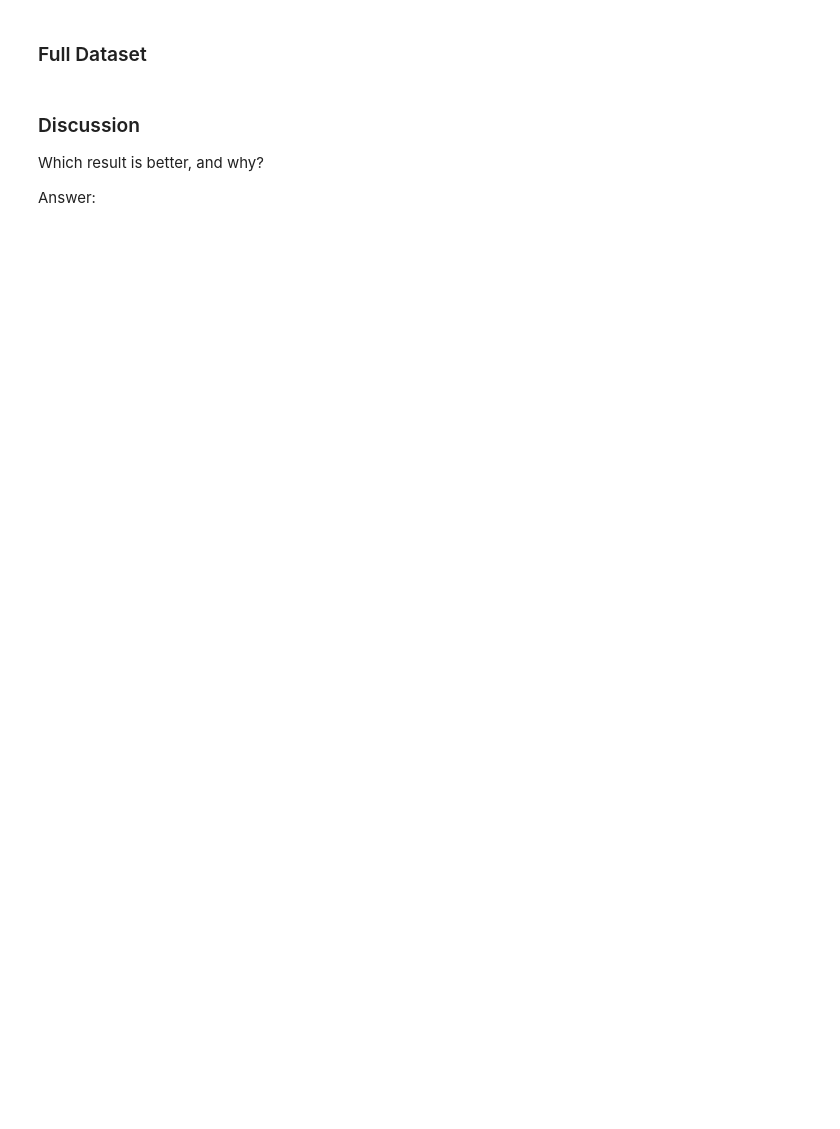
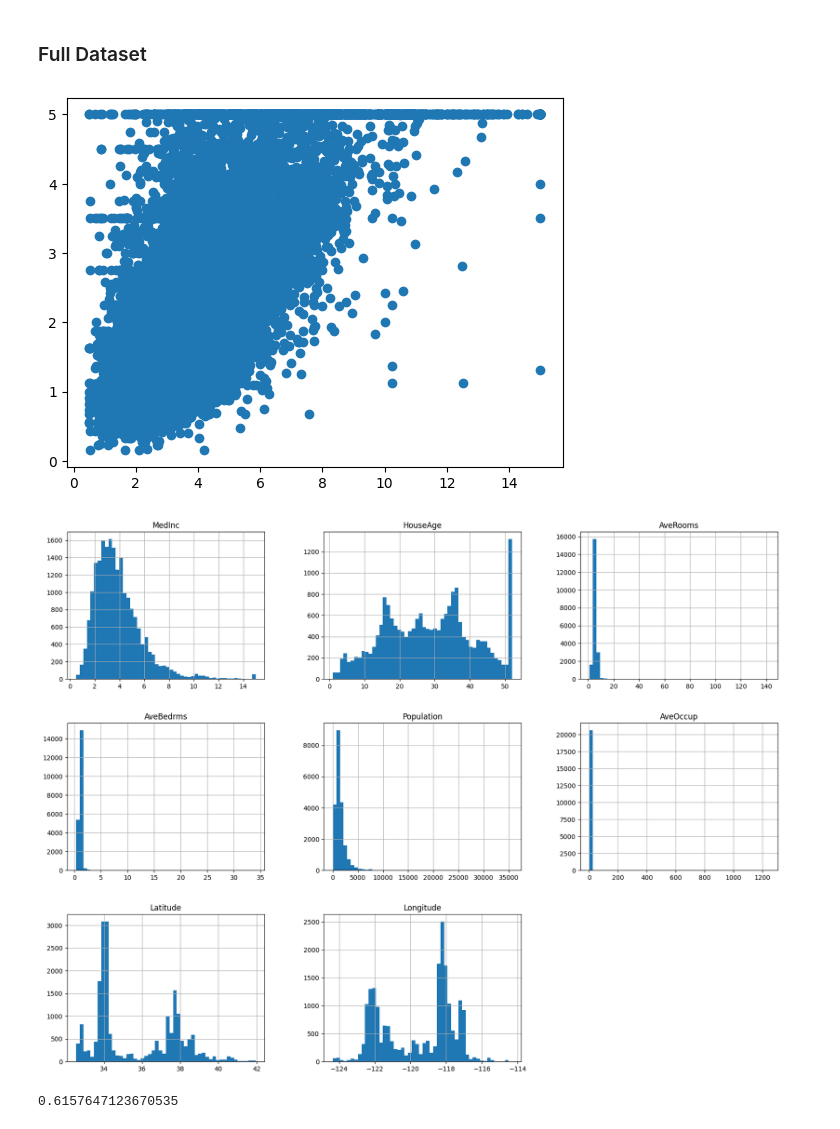
Before and after one commit to gordmo/DataScience-303, a Jupyter notebook: ASSIGNMENTS/california_regression.ipynb, the cells around one changed output. Cells and saved outputs as stored; diff of their text form; code cells hidden in the pictures; blank space fills up the shorter version.

```diff
--- a/ASSIGNMENTS/california_regression.ipynb
+++ b/ASSIGNMENTS/california_regression.ipynb
@@ -74,12 +76,26 @@ y =
+# %%
+#Load dataset
+X = data
+y = housing.target
+
+#Plot data
+plt.scatter(X['MedInc'], y)
+plt.show()
+X.hist(bins=50, figsize=(20,15))
+
+#Split data into testing and training
+X_train, X_test, y_train, y_test = train_test_split(X, y, test_size=0.2)
+# %% [output]
+[figure, added]
+[figure, added]
 # %%
 #Create lr object
+lr = LinearRegression()
 
 #Train model
+lr.fit(X_train, y_train)
 
 #Test model
+lr.score(X_test, y_test)
+# %% [output]
+0.6157647123670535
-# %% [markdown]
-### Discussion
-
-Which result is better, and why?
-
-Answer:
```
Also changed, not shown: parts of 7 cells of this notebook, 3 other files.
